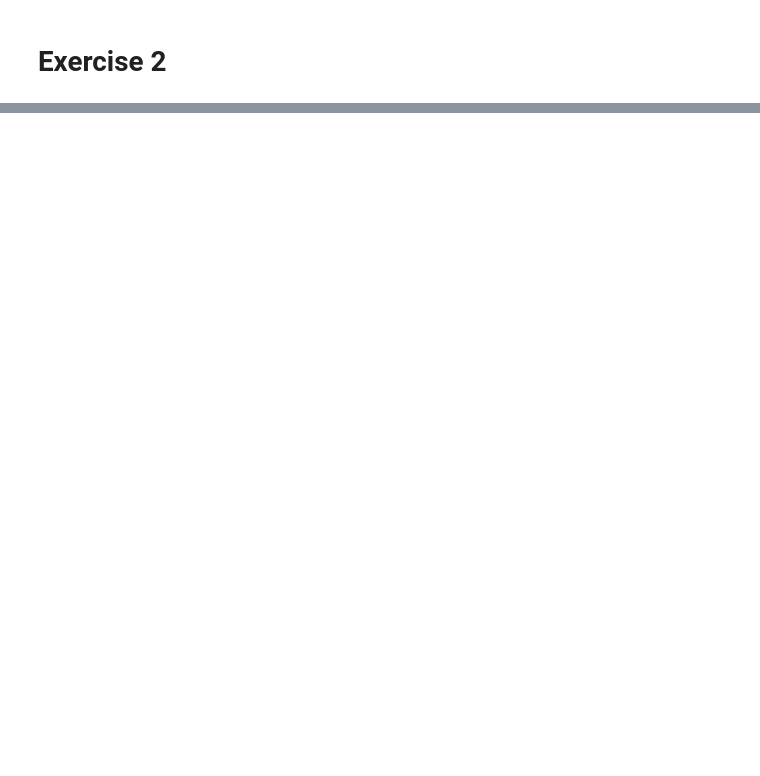
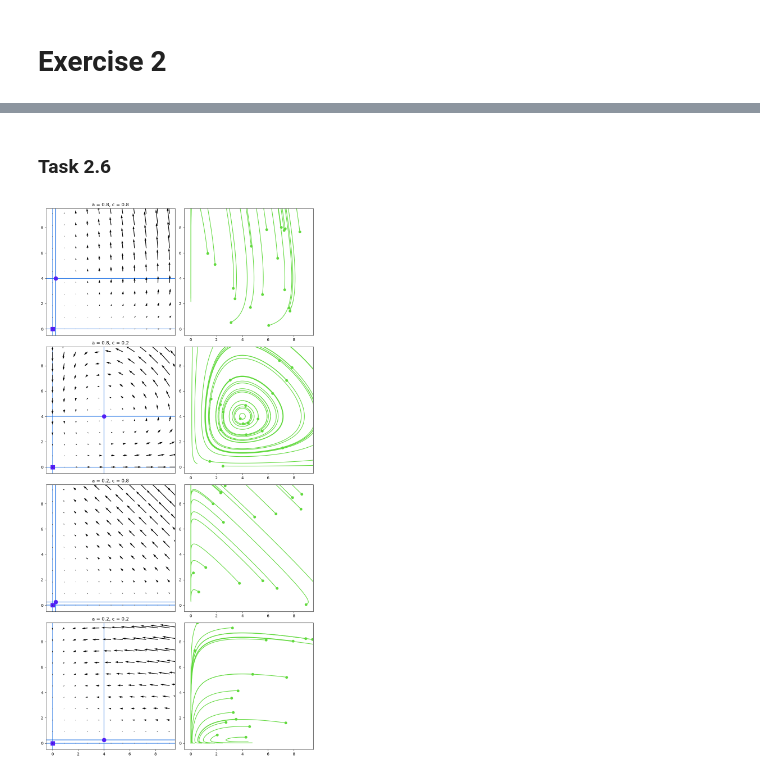
Before and after one commit to Paulemaule/WS22_23, a Jupyter notebook: Dyn_Sys/ex2/sheet2.ipynb, the cells around one changed output, grey strips where cells are left out. Saved outputs shown, nothing was run; the diff lists cells and outputs as text; code cells hidden in the pictures; blank space fills up the shorter version.

```diff
--- a/Dyn_Sys/ex2/sheet2.ipynb
+++ b/Dyn_Sys/ex2/sheet2.ipynb
@@ -14,7 +14,7 @@ def solve_ODE(dx_dt, x0, dt, T):
 
     for t in range(N):
         xt = x[:,t]
-        xtp1 = xt + dx_dt(xt) / dt # forward Euler step, to calculate x at t+1
+        xtp1 = xt + dx_dt(xt) * dt # forward Euler step, to calculate x at t+1
 
         x[:,t+1] = xtp1
 
@@ -66,0 +181,53 @@ for a, c in [[0.8, 0.8], [0.8, 0.2], [0.2, 0.8], [0.2, 0.2]]:
+# %% [markdown]
+### Task 2.6
+# %%
+fig, axs = plt.subplots(4, 2, figsize = (10,20), layout = 'tight')
+
+for i, (a, c) in enumerate(parameters):
+    i, j = i, 0
+    ax = axs[i,j]
+
+    lv = create_lv(a, c)
+
+    # Plot the flowfield
+    xy, uv = calc_flowfield(lv, xlim, ylim, 12)
+    ax.quiver(*xy, *uv)
+
+    # Plot the nullclines
+    s = [-100,100]
+    ax.plot(2*[0,], s, color='#196EE3', zorder=-1)
+    ax.plot(s, 2*[0,], color='#196EE3', zorder=-1)
+    ax.plot(2*[(1-c)/c,], s, color='#196EE3', zorder=-1)
+    ax.plot(s, 2*[a/(1-a),], color='#196EE3', zorder=-1)
+
+    # Plot the fixedpoints
+    ax.scatter(0, 0, 100, color = '#5220F6', marker = 's', zorder=-1)
+    ax.scatter((1-c)/c, a/(1-a), 100, color = '#5220F6', marker = 'o', zorder=-1)
+
+    # Make the plot look nicer
+    ax.set_title(f'a = {a}, c = {c}')
+
+    ax.set_xlim(xlim + 2*[(xlim[0] -xlim[1])*0.05, ])
+    ax.set_ylim(ylim + 2*[(ylim[0] -ylim[1])*0.05, ])
+
+    if i != 3: ax.set_xticks([])
+
+for i, (a, c) in enumerate(parameters):
+    i, j = i, 1
+    ax = axs[i,j]
+
+    lv = create_lv(a, c)
+
+    for i in range(20):
+        # Solve the differential equation to get a trajectory
+        x0 = np.random.random(2)*xlim[1]
+        x, t = solve_ODE(lv, x0, 0.001, 10)
+
+        # Plot the trajectory
+        ax.plot(*x, color = '#61D93D')
+        ax.scatter(*x0, color = '#61D93D')
+
+    ax.set_xlim(xlim + 2*[(xlim[0] -xlim[1])*0.05, ])
+    ax.set_ylim(ylim + 2*[(ylim[0] -ylim[1])*0.05, ])
+# %% [output]
+[figure, added]
```
Also changed, not shown: parts of 20 cells of this notebook.
